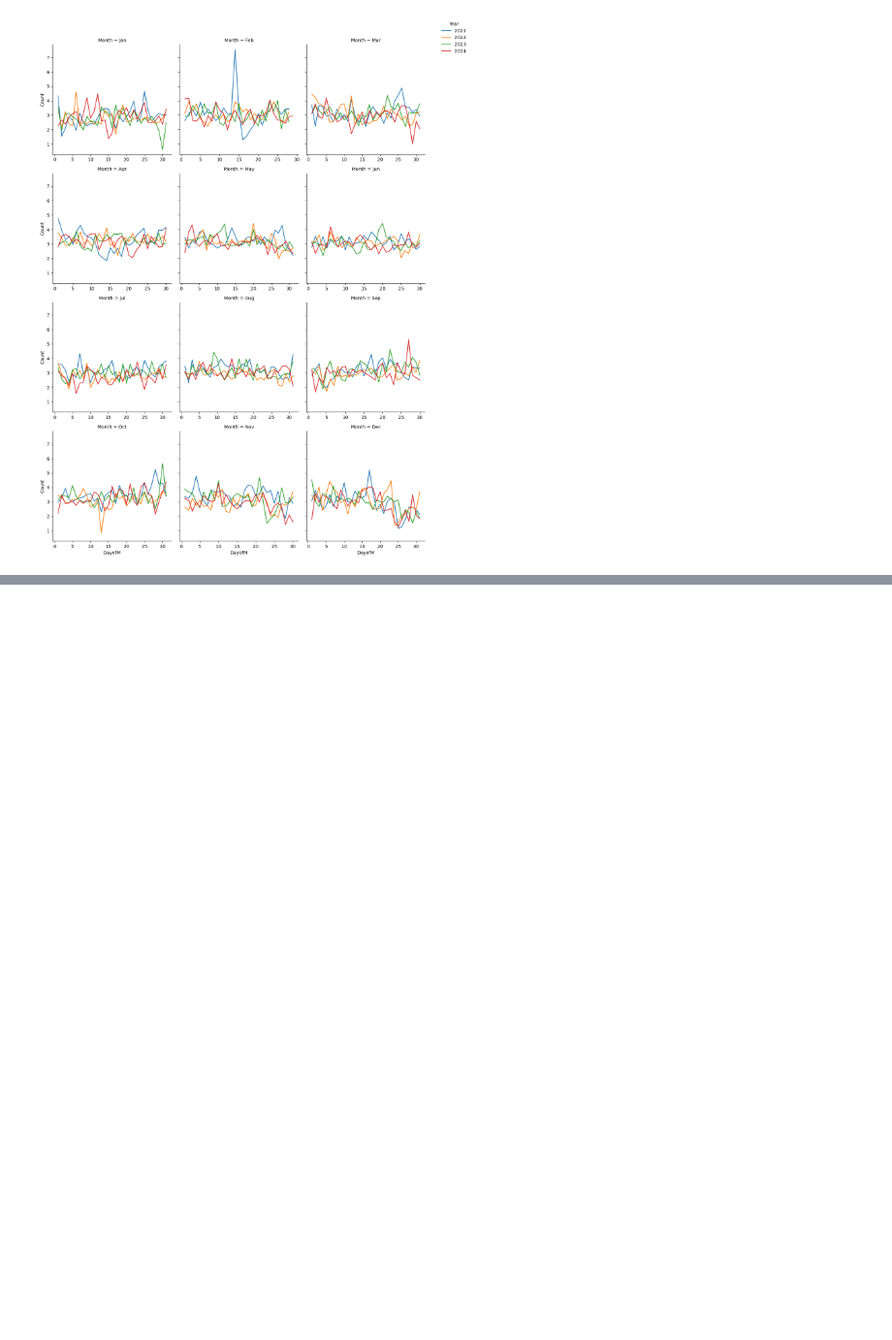
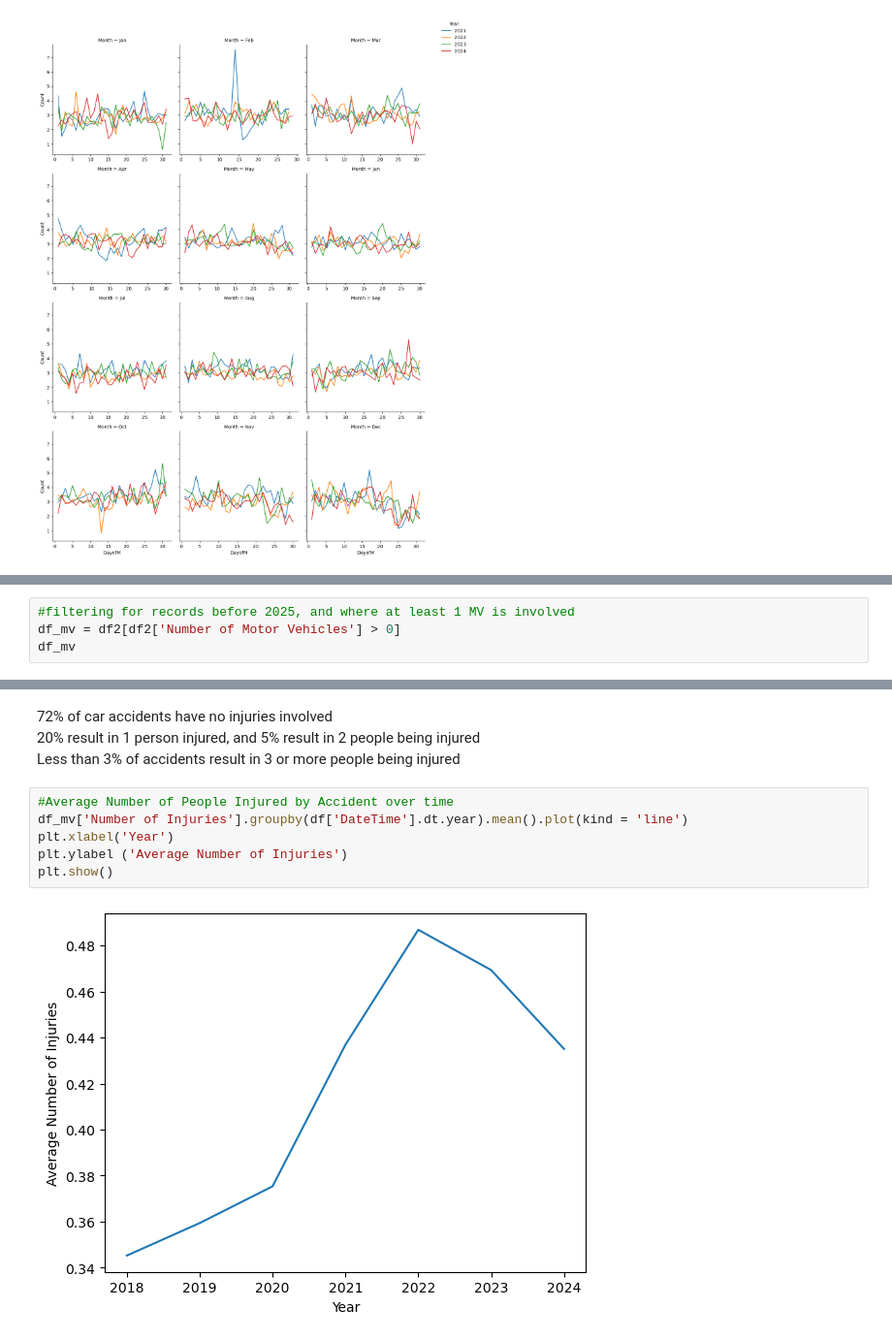
Before and after one commit to essetetsahai/nashville_traffic, a Jupyter notebook: notebooks/traffic_notebook.ipynb, the cells around one changed output, grey strips where cells are left out. Shown at 97% size. Cells and saved outputs as stored; diff of their text form; blank space fills up the shorter version.

```diff
--- a/notebooks/traffic_notebook.ipynb
+++ b/notebooks/traffic_notebook.ipynb
@@ -497,0 +584,4 @@ plt.show()
+# %%
+#filtering for records before 2025, and where at least 1 MV is involved
+df_mv = df2[df2['Number of Motor Vehicles'] > 0]
+df_mv
@@ -497,0 +621,12 @@ plt.show()
+# %% [markdown]
+72% of car accidents have no injuries involved<br>
+20% result in 1 person injured, and 5% result in 2 people being injured<br>
+Less than 3% of accidents result in 3 or more people being injured
+# %%
+#Average Number of People Injured by Accident over time
+df_mv['Number of Injuries'].groupby(df['DateTime'].dt.year).mean().plot(kind = 'line')
+plt.xlabel('Year')
+plt.ylabel ('Average Number of Injuries')
+plt.show()
+# %% [output]
+[figure, added]
```
Also changed, not shown: parts of 22 cells of this notebook.
